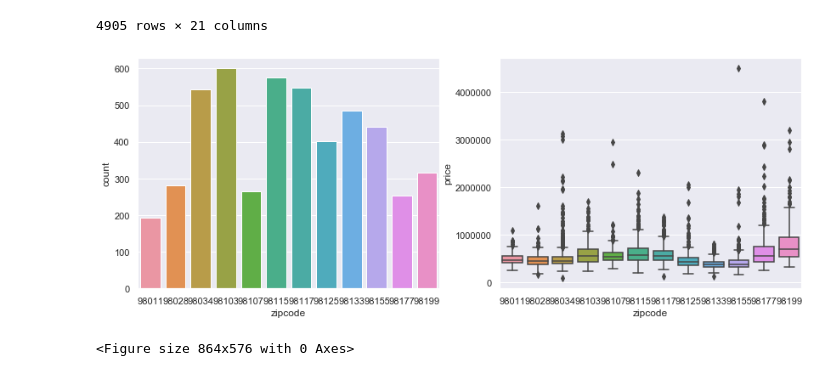
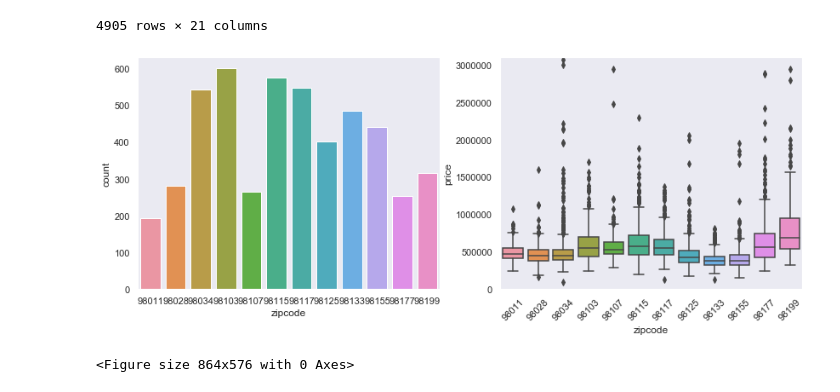
Before and after one commit to aghilissen/KayCee, a Jupyter notebook: Joe_Workbook.ipynb, the cells around one changed output. Saved outputs shown, nothing was run; the diff lists cells and outputs as text; code cells hidden in the pictures.

```diff
--- a/Joe_Workbook.ipynb
+++ b/Joe_Workbook.ipynb
@@ -360,15 +360,19 @@ kc_hot_zipcodes
 # %%
 zipcode = kc_hot_zipcodes['zipcode'].value_counts()
 
 
 
 fig, ax = plt.subplots(ncols=2, figsize=(14,5))
+
 sns.countplot(x='zipcode', data=kc_hot_zipcodes, ax=ax[0])
+plt.xticks(rotation=45)
 sns.boxplot(x='zipcode', y= 'price',
             data=kc_hot_zipcodes, ax=ax[1])
+plt.ylim(0, 3100000)
+
 plt.show()
 # %% [output]
-[figure, old version]
+[figure, new version]
 # %%
 plt.figure(figsize = (12,8))
 g = sns.FacetGrid(data=kc_hot_zipcodes, hue='zipcode',size= 5, aspect=2)
```
Also changed, not shown: parts of 9 cells of this notebook, 1 other file.
